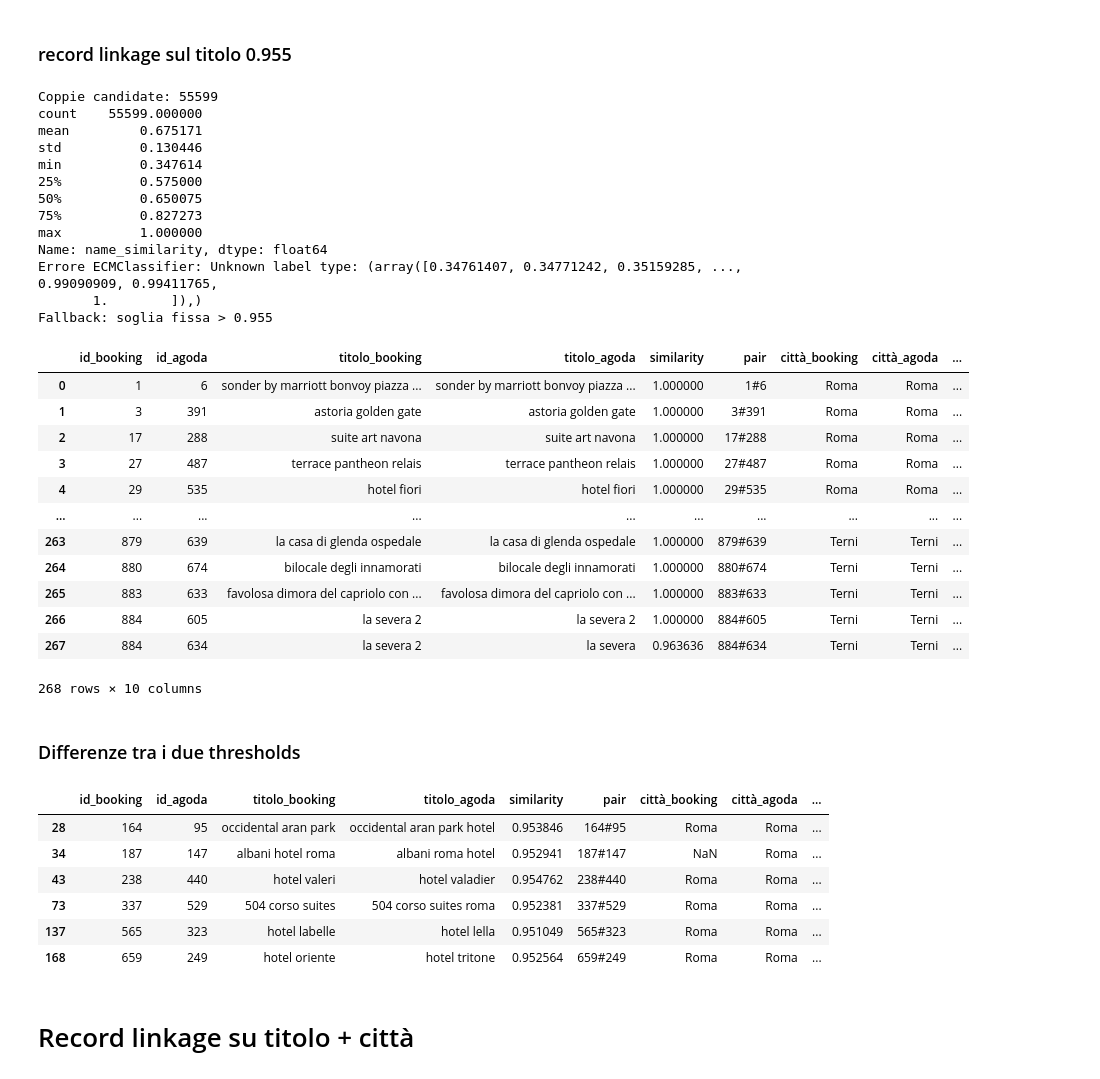
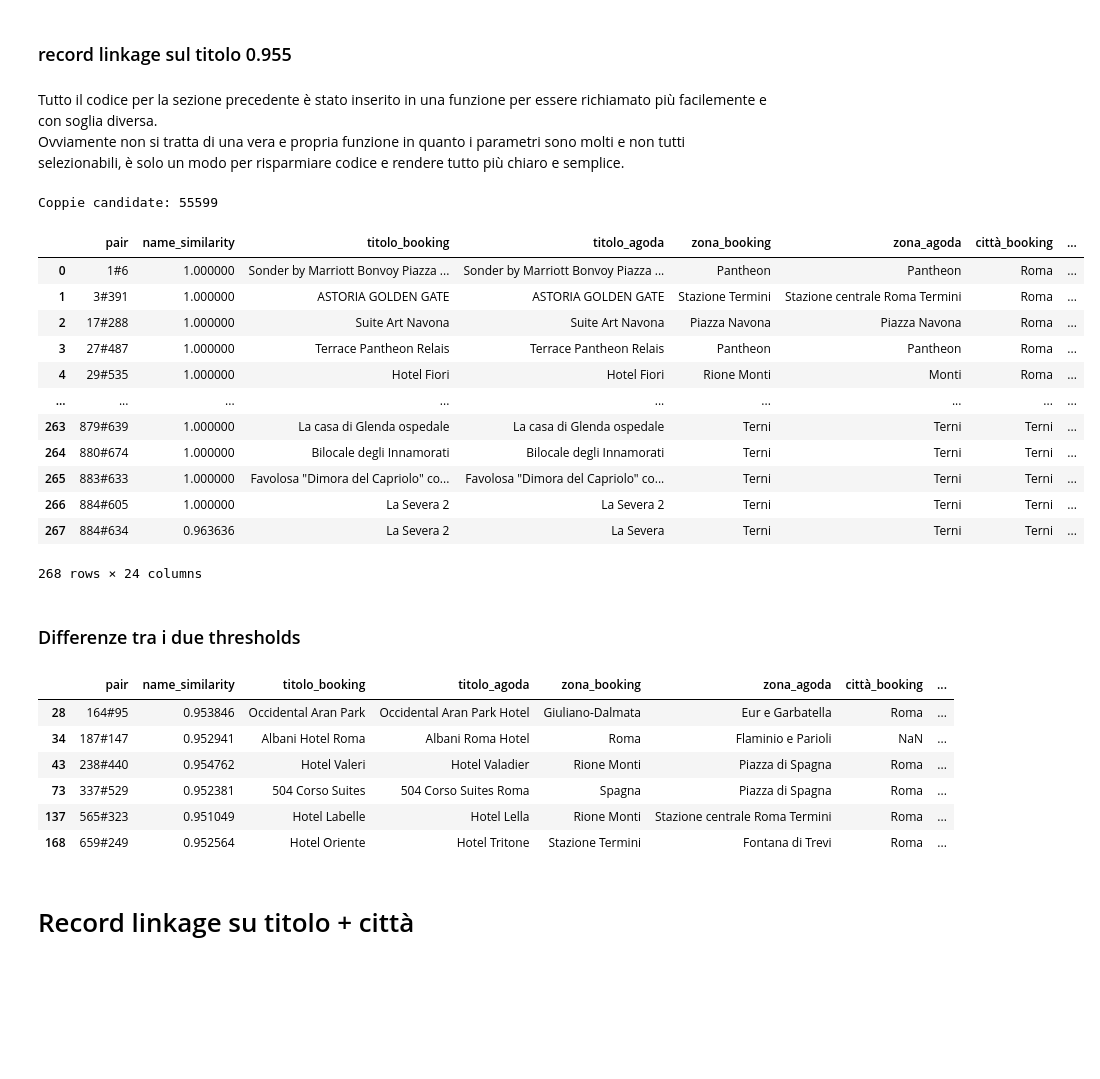
Before and after one commit to mattiamanna2203/RecordLinkage, a Jupyter notebook: RecordLinkage.ipynb, the cells around one changed output. Saved outputs shown, nothing was run; the diff lists cells and outputs as text; code cells hidden in the pictures; blank space fills up the shorter version.

Commit message:
Update record linkage
Finita parte relativa al record linkage tramite la sola variabile titolo.

```diff
--- a/RecordLinkage.ipynb
+++ b/RecordLinkage.ipynb
@@ -4,6 +4,7 @@
 from __future__ import print_function
 from six.moves import zip, range
 import pandas as pd
+pd.set_option('display.max_columns', None) # Per visualizzare tutte le colonne di un dataset, display(df)
 from collections import OrderedDict
 
 import pandas as pd
@@ -69,52 +172,42 @@ Fallback: soglia fissa > 0.95
 # %% [markdown]
 ### record linkage sul titolo 0.955
+# %% [markdown]
+Tutto il codice per la sezione precedente è stato inserito in una funzione per essere richiamato più facilemente e con soglia diversa.
+Ovviamente non si tratta di una vera e propria funzione in quanto i parametri sono molti e non tutti selezionabili, è solo un modo per risparmiare codice e rendere tutto più chiaro e semplice.
 # %%
-output_0955 = record_linkage_title( dataframe_1=agoda.copy(),     #.copy() fondamentale. Essendo i pd.DataFrame() mutable si potrebbero creare errori.
-                                                            # Infatti senza .copy() agoda subirebbe le modifiche fatte dentro la funzione
-                              dataframe_2= booking.copy(),
-                              soglia = 0.955
-                           )
+output_0955 = record_linkage_title( copia_agoda=agoda.copy(),     #.copy() fondamentale. Essendo i pd.DataFrame() mutable si potrebbero creare errori.
+                                                                  # Infatti senza .copy() agoda subirebbe le modifiche fatte dentro la funzione
+                                    copia_booking= booking.copy(),
+                                    soglia = 0.955
+                                 )
 display(output_0955)
 # %% [output]
 Coppie candidate: 55599
-count    55599.000000
-mean         0.675171
-std          0.130446
-min          0.347614
-25%          0.575000
-50%          0.650075
-75%          0.827273
-max          1.000000
-Name: name_similarity, dtype: float64
-Errore ECMClassifier: Unknown label type: (array([0.34761407, 0.34771242, 0.35159285, ..., 0.99090909, 0.99411765,
-       1.        ]),)
-Fallback: soglia fissa > 0.955
-|  | id_booking | id_agoda | titolo_booking | titolo_agoda | similarity | pair | città_booking | città_agoda | ... |
-| 0 | 1 | 6 | sonder by marriott bonvoy piazza ... | sonder by marriott bonvoy piazza ... | 1.000000 | 1#6 | Roma | Roma | ... |
-| 1 | 3 | 391 | astoria golden gate | astoria golden gate | 1.000000 | 3#391 | Roma | Roma | ... |
-| 2 | 17 | 288 | suite art navona | suite art navona | 1.000000 | 17#288 | Roma | Roma | ... |
-| 3 | 27 | 487 | terrace pantheon relais | terrace pantheon relais | 1.000000 | 27#487 | Roma | Roma | ... |
-| 4 | 29 | 535 | hotel fiori | hotel fiori | 1.000000 | 29#535 | Roma | Roma | ... |
-| ... | ... | ... | ... | ... | ... | ... | ... | ... | ... |
-| 263 | 879 | 639 | la casa di glenda ospedale | la casa di glenda ospedale | 1.000000 | 879#639 | Terni | Terni | ... |
-| 264 | 880 | 674 | bilocale degli innamorati | bilocale degli innamorati | 1.000000 | 880#674 | Terni | Terni | ... |
-| 265 | 883 | 633 | favolosa dimora del capriolo con ... | favolosa dimora del capriolo con ... | 1.000000 | 883#633 | Terni | Terni | ... |
-| 266 | 884 | 605 | la severa 2 | la severa 2 | 1.000000 | 884#605 | Terni | Terni | ... |
-| 267 | 884 | 634 | la severa 2 | la severa | 0.963636 | 884#634 | Terni | Terni | ... |
+|  | pair | name_similarity | titolo_booking | titolo_agoda | zona_booking | zona_agoda | città_booking | ... |
+| 0 | 1#6 | 1.000000 | Sonder by Marriott Bonvoy Piazza ... | Sonder by Marriott Bonvoy Piazza ... | Pantheon | Pantheon | Roma | ... |
+| 1 | 3#391 | 1.000000 | ASTORIA GOLDEN GATE | ASTORIA GOLDEN GATE | Stazione Termini | Stazione centrale Roma Termini | Roma | ... |
+| 2 | 17#288 | 1.000000 | Suite Art Navona | Suite Art Navona | Piazza Navona | Piazza Navona | Roma | ... |
+| 3 | 27#487 | 1.000000 | Terrace Pantheon Relais | Terrace Pantheon Relais | Pantheon | Pantheon | Roma | ... |
+| 4 | 29#535 | 1.000000 | Hotel Fiori | Hotel Fiori | Rione Monti | Monti | Roma | ... |
+| ... | ... | ... | ... | ... | ... | ... | ... | ... |
+| 263 | 879#639 | 1.000000 | La casa di Glenda ospedale | La casa di Glenda ospedale | Terni | Terni | Terni | ... |
+| 264 | 880#674 | 1.000000 | Bilocale degli Innamorati | Bilocale degli Innamorati | Terni | Terni | Terni | ... |
+| 265 | 883#633 | 1.000000 | Favolosa "Dimora del Capriolo" co... | Favolosa "Dimora del Capriolo" co... | Terni | Terni | Terni | ... |
+| 266 | 884#605 | 1.000000 | La Severa 2 | La Severa 2 | Terni | Terni | Terni | ... |
+| 267 | 884#634 | 0.963636 | La Severa 2 | La Severa | Terni | Terni | Terni | ... |
-268 rows × 10 columns
+268 rows × 24 columns
 # %% [markdown]
 ### Differenze tra i due thresholds
 # %%
-# Prendere solo le coppie che sono in output_0955 ma non in output_095.
-differenza_1_new = output_095[~output_095['pair'].isin(output_0955['pair'])]
+# Prendere solo le coppie che sono in output_095 ma non in output_0955.
+differenza_1_new = match[~match['pair'].isin(output_0955['pair'])]
+differenza_1_new
+# %% [output]
+|  | pair | name_similarity | titolo_booking | titolo_agoda | zona_booking | zona_agoda | città_booking | ... |
+| 28 | 164#95 | 0.953846 | Occidental Aran Park | Occidental Aran Park Hotel | Giuliano-Dalmata | Eur e Garbatella | Roma | ... |
+| 34 | 187#147 | 0.952941 | Albani Hotel Roma | Albani Roma Hotel | Roma | Flaminio e Parioli | NaN | ... |
+| 43 | 238#440 | 0.954762 | Hotel Valeri | Hotel Valadier | Rione Monti | Piazza di Spagna | Roma | ... |
+| 73 | 337#529 | 0.952381 | 504 Corso Suites | 504 Corso Suites Roma | Spagna | Piazza di Spagna | Roma | ... |
+| 137 | 565#323 | 0.951049 | Hotel Labelle | Hotel Lella | Rione Monti | Stazione centrale Roma Termini | Roma | ... |
+| 168 | 659#249 | 0.952564 | Hotel Oriente | Hotel Tritone | Stazione Termini | Fontana di Trevi | Roma | ... |
-# %%
-differenza_1_new
-# %% [output]
-|  | id_booking | id_agoda | titolo_booking | titolo_agoda | similarity | pair | città_booking | città_agoda | ... |
-| 28 | 164 | 95 | occidental aran park | occidental aran park hotel | 0.953846 | 164#95 | Roma | Roma | ... |
-| 34 | 187 | 147 | albani hotel roma | albani roma hotel | 0.952941 | 187#147 | NaN | Roma | ... |
-| 43 | 238 | 440 | hotel valeri | hotel valadier | 0.954762 | 238#440 | Roma | Roma | ... |
-| 73 | 337 | 529 | 504 corso suites | 504 corso suites roma | 0.952381 | 337#529 | Roma | Roma | ... |
-| 137 | 565 | 323 | hotel labelle | hotel lella | 0.951049 | 565#323 | Roma | Roma | ... |
-| 168 | 659 | 249 | hotel oriente | hotel tritone | 0.952564 | 659#249 | Roma | Roma | ... |
 # %%
```
Also changed, not shown: parts of 10 cells of this notebook, 8 other files.
